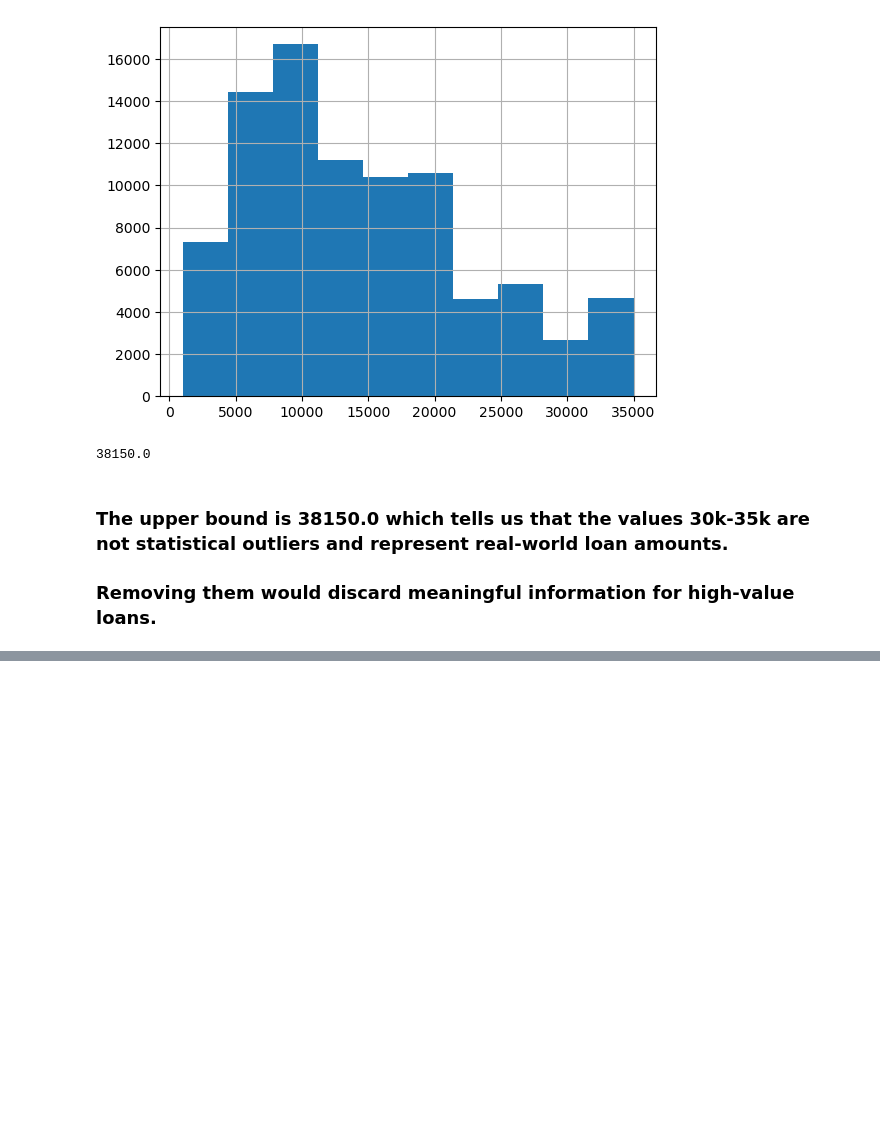
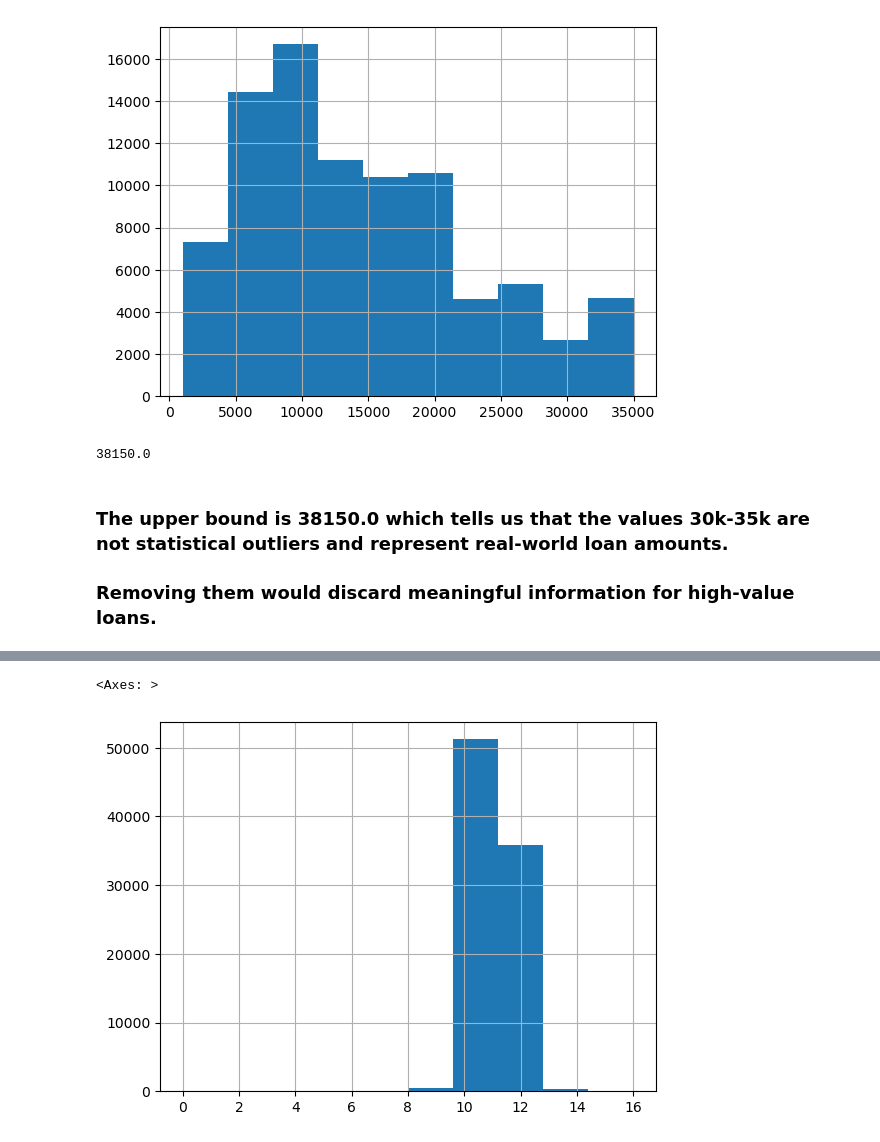
Before and after one commit to Rujuta-133/fintech-risk-scoring, a Jupyter notebook: notebooks/01_data_overview.ipynb, the cells around one changed output, grey strips where cells are left out. Saved outputs shown, nothing was run; the diff lists cells and outputs as text; code cells hidden in the pictures; blank space fills up the shorter version.

```diff
--- a/notebooks/01_data_overview.ipynb
+++ b/notebooks/01_data_overview.ipynb
@@ -346,0 +365,7 @@ print(upper_bound)
+# %%
+df_filtered['log_annual_inc'] = np.log1p(df_filtered['annual_inc'])
+# %%
+df_filtered['log_annual_inc'].hist()
+# %% [output]
+<Axes: >
+[figure, added]
```
Also changed, not shown: parts of 4 cells of this notebook.
